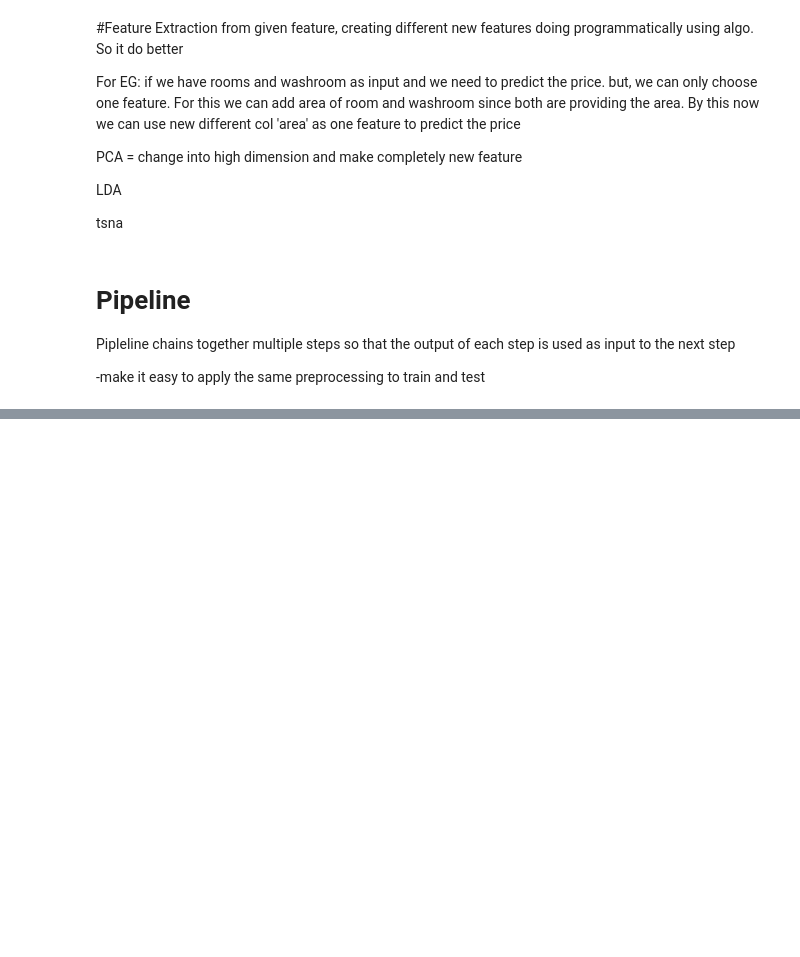
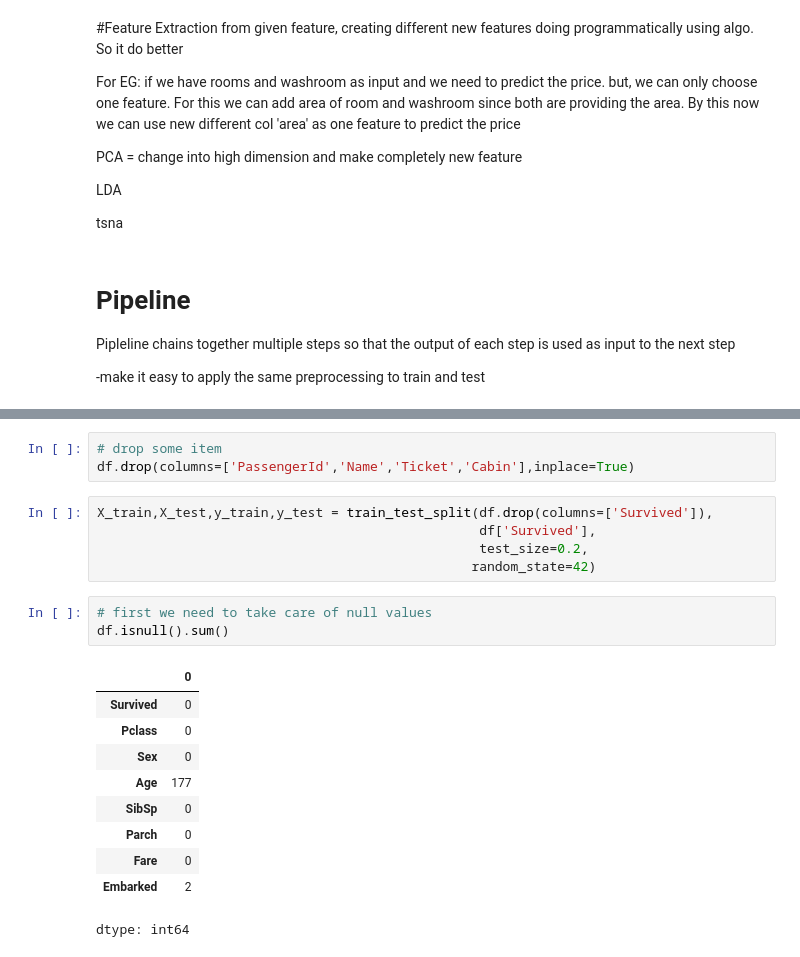
Before and after one commit to Avit-hodibu/feature_engineering, a Jupyter notebook: Feature_Engineering.ipynb, the cells around one changed output, grey strips where cells are left out. Saved outputs shown, nothing was run; the diff lists cells and outputs as text; blank space fills up the shorter version.

```diff
--- a/Feature_Engineering.ipynb
+++ b/Feature_Engineering.ipynb
@@ -787,0 +809,22 @@ Pipleline chains together multiple steps so that the output of each step is used
+# %%
+# drop some item
+df.drop(columns=['PassengerId','Name','Ticket','Cabin'],inplace=True)
+# %%
+X_train,X_test,y_train,y_test = train_test_split(df.drop(columns=['Survived']),
+                                                 df['Survived'],
+                                                 test_size=0.2,
+                                                random_state=42)
+# %%
+# first we need to take care of null values
+df.isnull().sum()
+# %% [output]
+|  | 0 |
+| Survived | 0 |
+| Pclass | 0 |
+| Sex | 0 |
+| Age | 177 |
+| SibSp | 0 |
+| Parch | 0 |
+| Fare | 0 |
+| Embarked | 2 |
+dtype: int64
```
Also changed, not shown: parts of 45 cells of this notebook.
